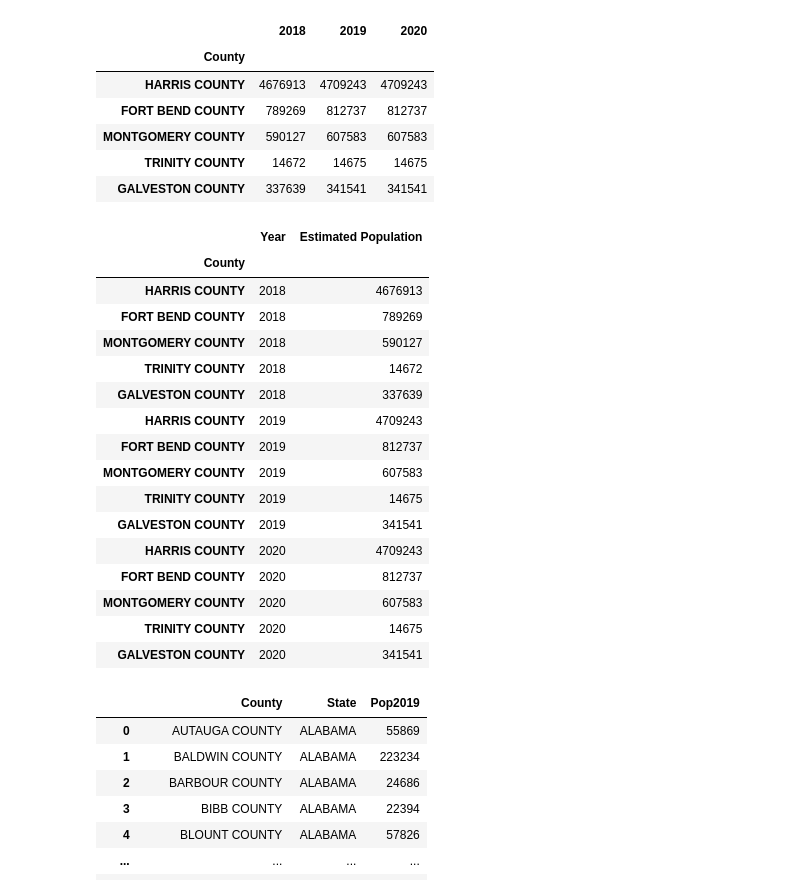
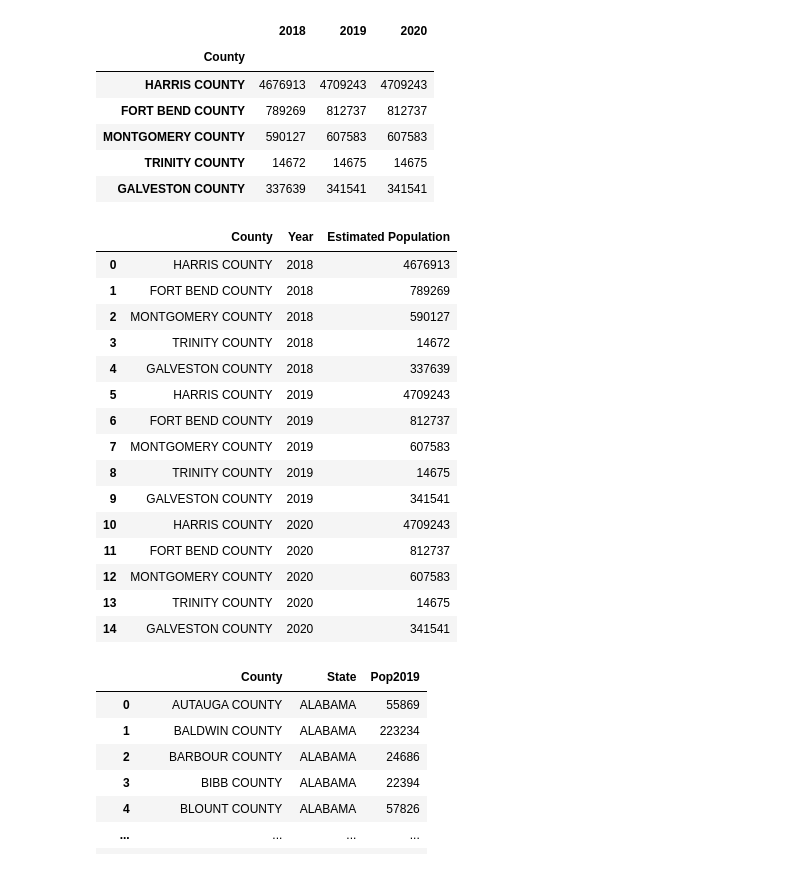
Before and after one commit to i-am-phoenix/Demo, a Jupyter notebook: Brainstorm_Rural Counties.ipynb, the cells around one changed output. Cells and saved outputs as stored; diff of their text form; code cells hidden in the pictures.

```diff
--- a/Brainstorm_Rural Counties.ipynb
+++ b/Brainstorm_Rural Counties.ipynb
@@ -292,25 +292,25 @@ tot_pop_df
 | GALVESTON COUNTY | 337639 | 341541 | 341541 |
 # %%
 tot_pop_df_new=pd.melt(tot_pop_df,ignore_index=False, var_name='Year', value_name='Estimated Population')
-tot_pop_df_new
+reset_totalpop=tot_pop_df_new.reset_index(level=None, drop=False, inplace=False, col_level=0, col_fill='')
+reset_totalpop
 # %% [output]
-|  | Year | Estimated Population |
-| County |  |  |
-| HARRIS COUNTY | 2018 | 4676913 |
-| FORT BEND COUNTY | 2018 | 789269 |
-| MONTGOMERY COUNTY | 2018 | 590127 |
-| TRINITY COUNTY | 2018 | 14672 |
-| GALVESTON COUNTY | 2018 | 337639 |
-| HARRIS COUNTY | 2019 | 4709243 |
-| FORT BEND COUNTY | 2019 | 812737 |
-| MONTGOMERY COUNTY | 2019 | 607583 |
-| TRINITY COUNTY | 2019 | 14675 |
-| GALVESTON COUNTY | 2019 | 341541 |
-| HARRIS COUNTY | 2020 | 4709243 |
-| FORT BEND COUNTY | 2020 | 812737 |
-| MONTGOMERY COUNTY | 2020 | 607583 |
-| TRINITY COUNTY | 2020 | 14675 |
-| GALVESTON COUNTY | 2020 | 341541 |
+|  | County | Year | Estimated Population |
+| 0 | HARRIS COUNTY | 2018 | 4676913 |
+| 1 | FORT BEND COUNTY | 2018 | 789269 |
+| 2 | MONTGOMERY COUNTY | 2018 | 590127 |
+| 3 | TRINITY COUNTY | 2018 | 14672 |
+| 4 | GALVESTON COUNTY | 2018 | 337639 |
+| 5 | HARRIS COUNTY | 2019 | 4709243 |
+| 6 | FORT BEND COUNTY | 2019 | 812737 |
+| 7 | MONTGOMERY COUNTY | 2019 | 607583 |
+| 8 | TRINITY COUNTY | 2019 | 14675 |
+| 9 | GALVESTON COUNTY | 2019 | 341541 |
+| 10 | HARRIS COUNTY | 2020 | 4709243 |
+| 11 | FORT BEND COUNTY | 2020 | 812737 |
+| 12 | MONTGOMERY COUNTY | 2020 | 607583 |
+| 13 | TRINITY COUNTY | 2020 | 14675 |
+| 14 | GALVESTON COUNTY | 2020 | 341541 |
 # %%
 # The population as of July 1, 2019 as estimated by the United States Census Bureau - all US
 state_county_data=pd.read_html("https://en.wikipedia.org/wiki/List_of_United_States_counties_and_county_equivalents#cite_note-14")
```
Also changed, not shown: parts of 1 cell of this notebook.
